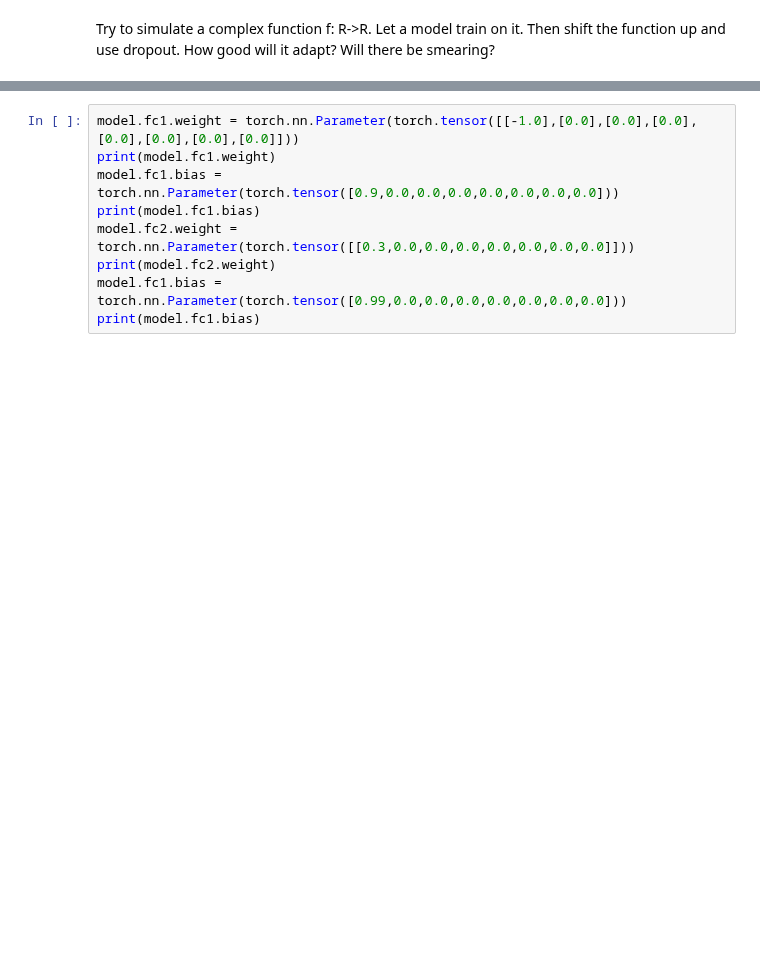
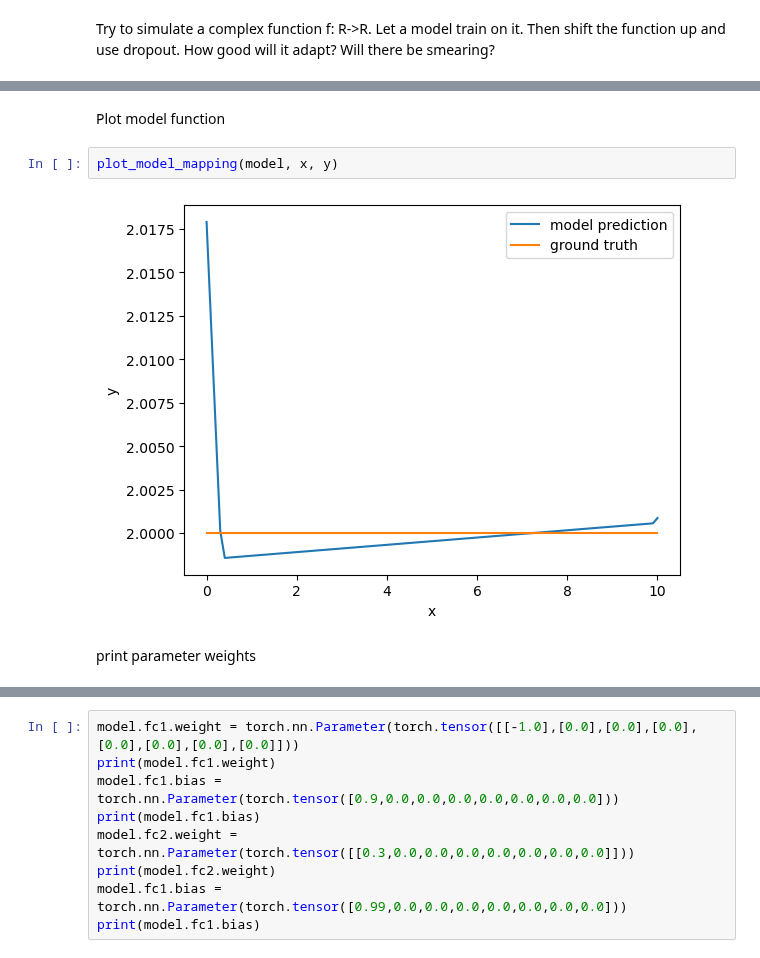
Before and after one commit to Ricu/fantastic-umbrella, a Jupyter notebook: test.ipynb, the cells around one changed output, grey strips where cells are left out. Saved outputs shown, nothing was run; the diff lists cells and outputs as text; blank space fills up the shorter version.

```diff
--- a/test.ipynb
+++ b/test.ipynb
@@ -220,0 +407,8 @@ TypeError: linear(): argument 'input' (position 1) must be Tensor, not list
+# %% [markdown]
+Plot model function
+# %%
+plot_model_mapping(model, x, y)
+# %% [output]
+[figure, added]
+# %% [markdown]
+print parameter weights
```
Also changed, not shown: parts of 59 cells of this notebook.
